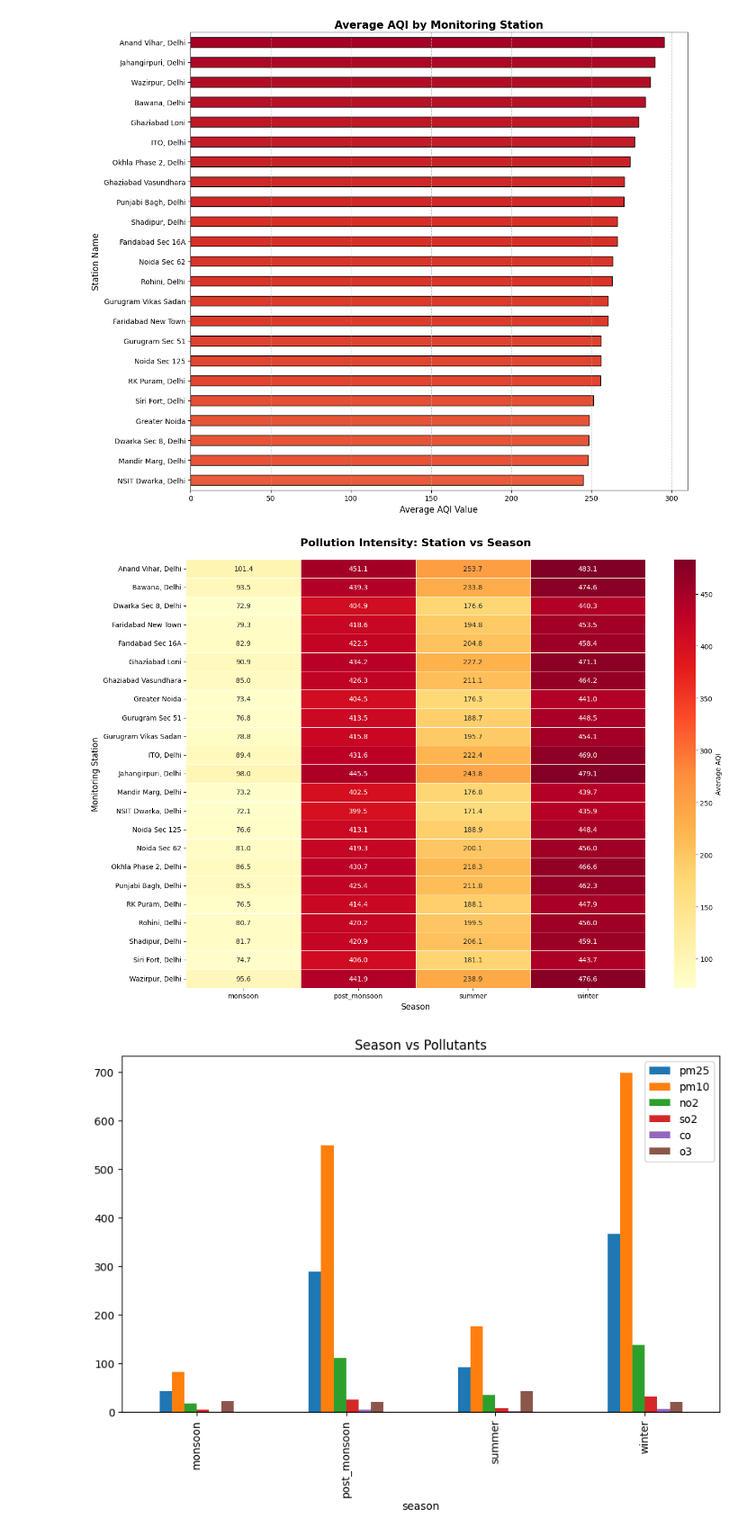
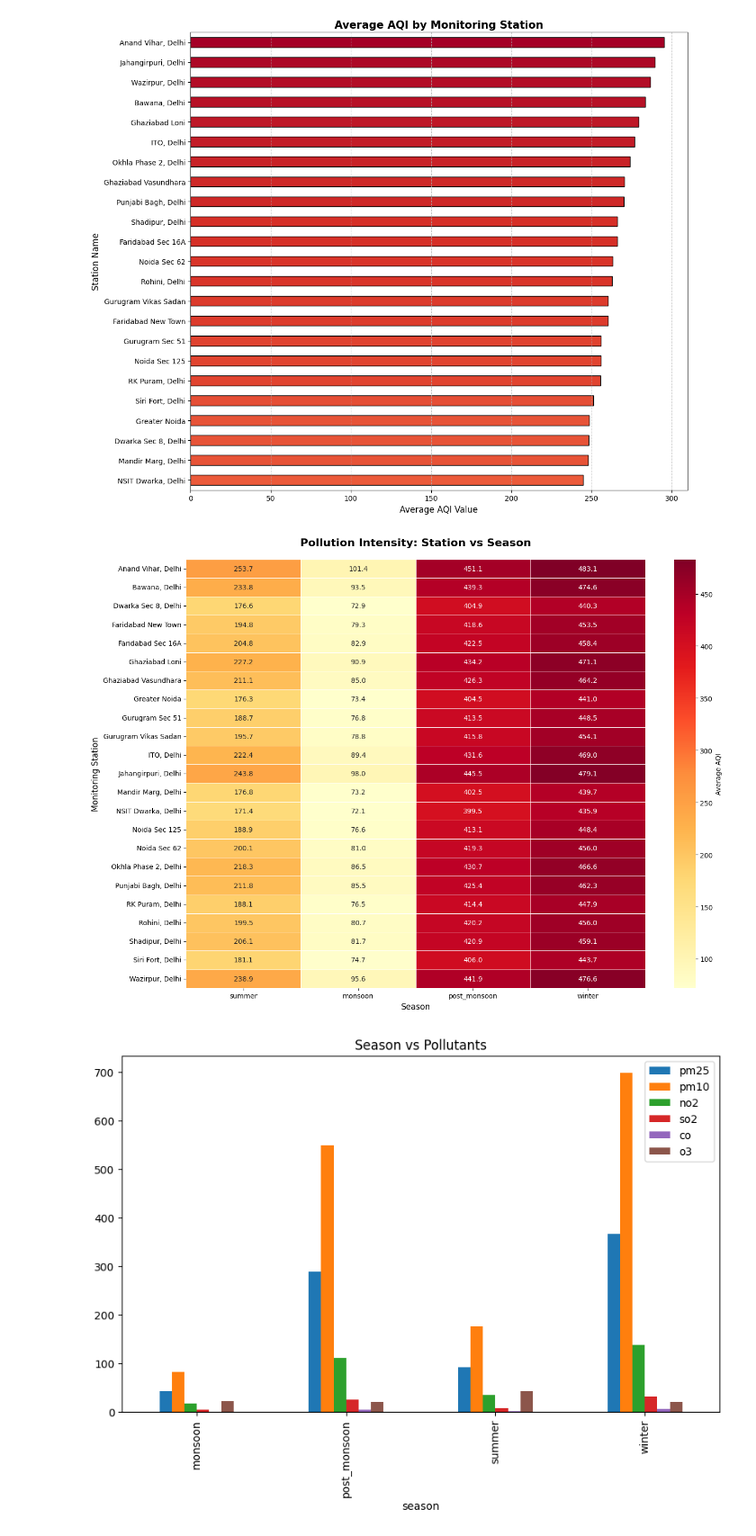
Before and after one commit to bytecraft17/AQI-Project, a Jupyter notebook: AQI_(5).ipynb, the cells around one changed output. Shown at 90% size. Cells and saved outputs as stored; diff of their text form; code cells hidden in the pictures.

```diff
--- a/AQI_(5).ipynb
+++ b/AQI_(5).ipynb
@@ -85,11 +85,9 @@ count  201664.000000  201664.000000  201664.000000  201664.000000
 75%         7.100000     464.000000
 max        15.000000     500.000000
 # %%
-# Make a copy of the original data
 df_clean = df.copy()
-
-# Convert datetime column to proper format
 df['datetime'] = pd.to_datetime(df['datetime'])
+df_clean['datetime'] = pd.to_datetime(df_clean['datetime'])   # yeh line add karo
 # %%
 # Define pollutant and weather variables based on dataset columns
 pollutants = ['pm25', 'pm10', 'no2', 'so2', 'co', 'o3']
@@ -155,7 +153,7 @@ display(pd.DataFrame(outlier_summary))
 | 5 | o3 | 12696 | 6.295620 | -2.70 | 52.50 |
 # %%
 # Remove any duplicate
-duplicates = df_clean.index.duplicated().sum()
+duplicates = df_clean.duplicated(subset=['datetime', 'station']).sum()
 if duplicates > 0:
     print(f"Found {duplicates} duplicate timestamps - removing")
     df_clean = df_clean[~df_clean.index.duplicated(keep='first')]
@@ -390,36 +388,36 @@ plt.show()
 # Create the pivot table
 state_season = df_clean.pivot_table(
     values='aqi',
     index='station',
     columns='season',
     aggfunc='mean'
 )
 
 # Reorder columns to follow a natural seasonal flow if desired
-# seasons_order = ['spring', 'summer', 'monsoon', 'winter']
-# state_season = state_season.reindex(columns=seasons_order)
+seasons_order = ['summer', 'monsoon', 'post_monsoon', 'winter']
+state_season = state_season.reindex(columns=seasons_order)
 
 plt.figure(figsize=(14, 10))
 
 # Improvements:
 # 1. 'YlOrRd' (Yellow-Orange-Red) provides better contrast than just 'Reds'
 # 2. 'fmt=".1f"' keeps the numbers clean (one decimal place)
 # 3. 'linewidths' helps separate the "tiles"
 sns.heatmap(state_season,
             annot=True,
             cmap='YlOrRd',
             fmt='.1f',
             linewidths=0.5,
             cbar_kws={'label': 'Average AQI'})
 
 plt.title("Pollution Intensity: Station vs Season", fontsize=16, fontweight='bold', pad=20)
 plt.ylabel("Monitoring Station", fontsize=12)
 plt.xlabel("Season", fontsize=12)
 
 plt.tight_layout()
 plt.show()
 # %% [output]
-[figure, old version]
+[figure, new version]
 # %%
 #Konsa pollutant konse season mein peak krta hai
 season_pollutant = df.groupby("season")[pollutants].mean()
```
Also changed, not shown: parts of 19 cells of this notebook, 1 other file.
